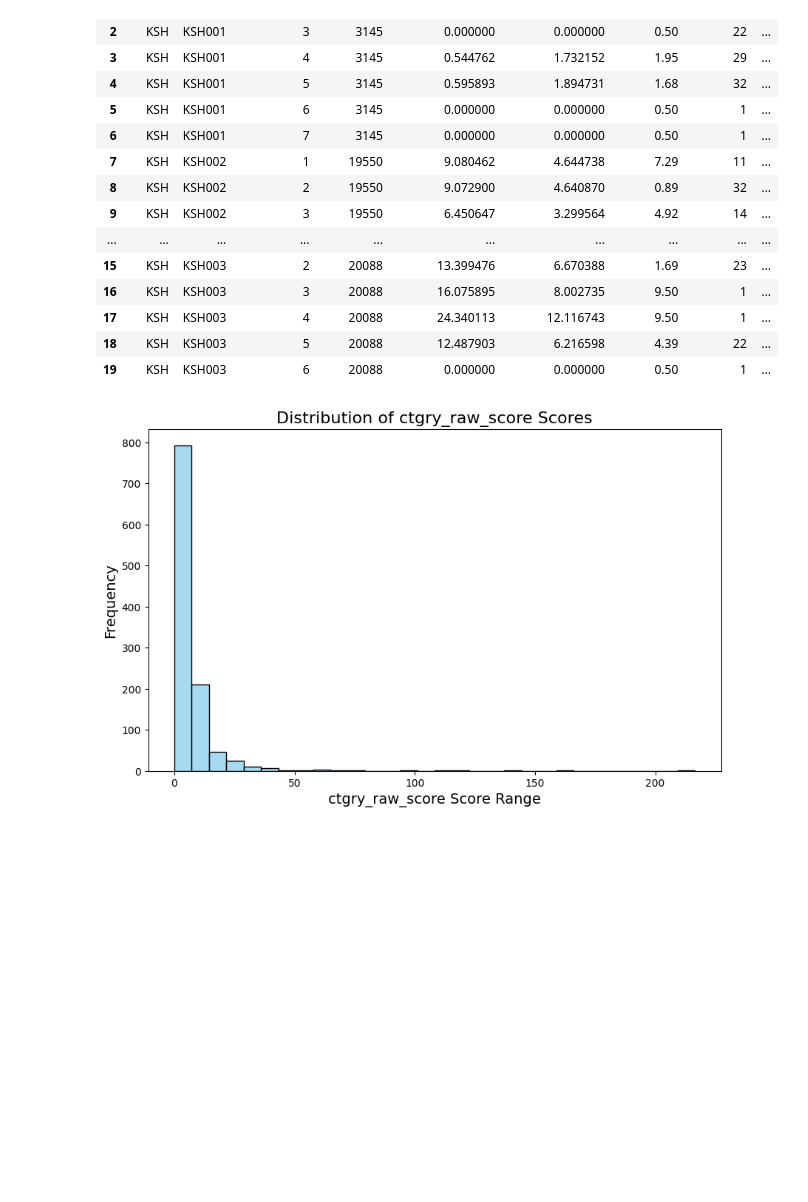
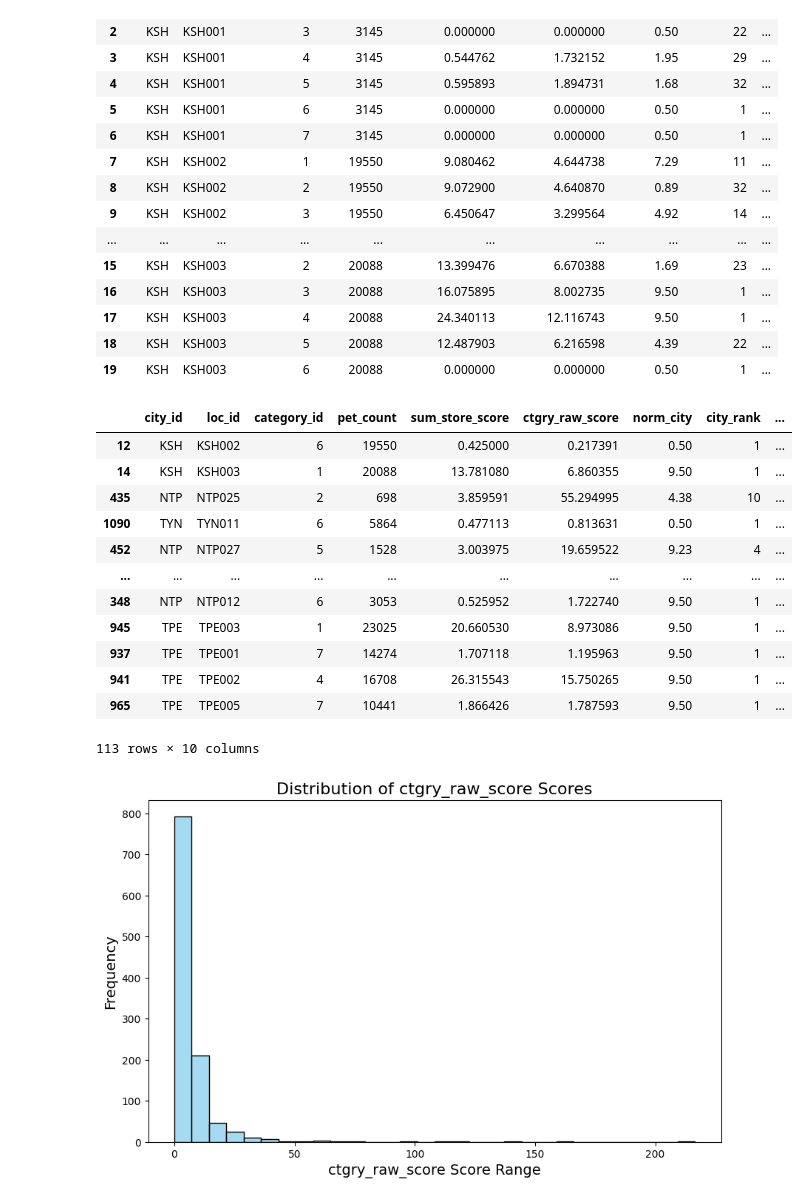
Before and after one commit to refinism-B/TJR103-Group-1-Project, a Jupyter notebook: code/1_bevis/compute_m.ipynb, the cells around one changed output. Saved outputs shown, nothing was run; the diff lists cells and outputs as text; code cells hidden in the pictures; blank space fills up the shorter version.

```diff
--- a/code/1_bevis/compute_m.ipynb
+++ b/code/1_bevis/compute_m.ipynb
@@ -204,3 +204,9 @@ df_ctgry_score = T_calculate_category_raw_score(df_pet=df_pet, df_main=df_main,
 df_ctgry_score.shape
 # %% [output]
 (1106, 12)
+# %%
+df_copy = df_main.copy()
+mask1 = df_copy["category_id"] == "4"
+mask2 = df_copy["loc_id"] == "TCH020"
+
+df_copy[mask1 & mask2]
@@ -292,12 +319,26 @@ df_final.head(20)
 | 18 | KSH | KSH003 | 5 | 20088 | 12.487903 | 6.216598 | 4.39 | 22 | ... |
 | 19 | KSH | KSH003 | 6 | 20088 | 0.000000 | 0.000000 | 0.50 | 1 | ... |
 # %%
-# df_test = df_final.copy()
-# df_sort = df_test.sort_values(by="ctgry_raw_score", ascending=False)
+df_test = df_final.copy()
+df_sort = df_test.sort_values(by="norm_all", ascending=False)
 
-# mask1 = df_test["norm_all"] > 9
+mask1 = df_test["norm_all"] == 9.5
 
-# df_sort.head(15)
+df_sort[mask1]
+# %% [output]
+|  | city_id | loc_id | category_id | pet_count | sum_store_score | ctgry_raw_score | norm_city | city_rank | ... |
+| 12 | KSH | KSH002 | 6 | 19550 | 0.425000 | 0.217391 | 0.50 | 1 | ... |
+| 14 | KSH | KSH003 | 1 | 20088 | 13.781080 | 6.860355 | 9.50 | 1 | ... |
+| 435 | NTP | NTP025 | 2 | 698 | 3.859591 | 55.294995 | 4.38 | 10 | ... |
+| 1090 | TYN | TYN011 | 6 | 5864 | 0.477113 | 0.813631 | 0.50 | 1 | ... |
+| 452 | NTP | NTP027 | 5 | 1528 | 3.003975 | 19.659522 | 9.23 | 4 | ... |
+| ... | ... | ... | ... | ... | ... | ... | ... | ... | ... |
+| 348 | NTP | NTP012 | 6 | 3053 | 0.525952 | 1.722740 | 9.50 | 1 | ... |
+| 945 | TPE | TPE003 | 1 | 23025 | 20.660530 | 8.973086 | 9.50 | 1 | ... |
+| 937 | TPE | TPE001 | 7 | 14274 | 1.707118 | 1.195963 | 9.50 | 1 | ... |
+| 941 | TPE | TPE002 | 4 | 16708 | 26.315543 | 15.750265 | 9.50 | 1 | ... |
+| 965 | TPE | TPE005 | 7 | 10441 | 1.866426 | 1.787593 | 9.50 | 1 | ... |
+113 rows × 10 columns
 # %%
 import seaborn as sns
 import matplotlib.pyplot as plt
```
Also changed, not shown: parts of 2 cells of this notebook, 6 other files.
